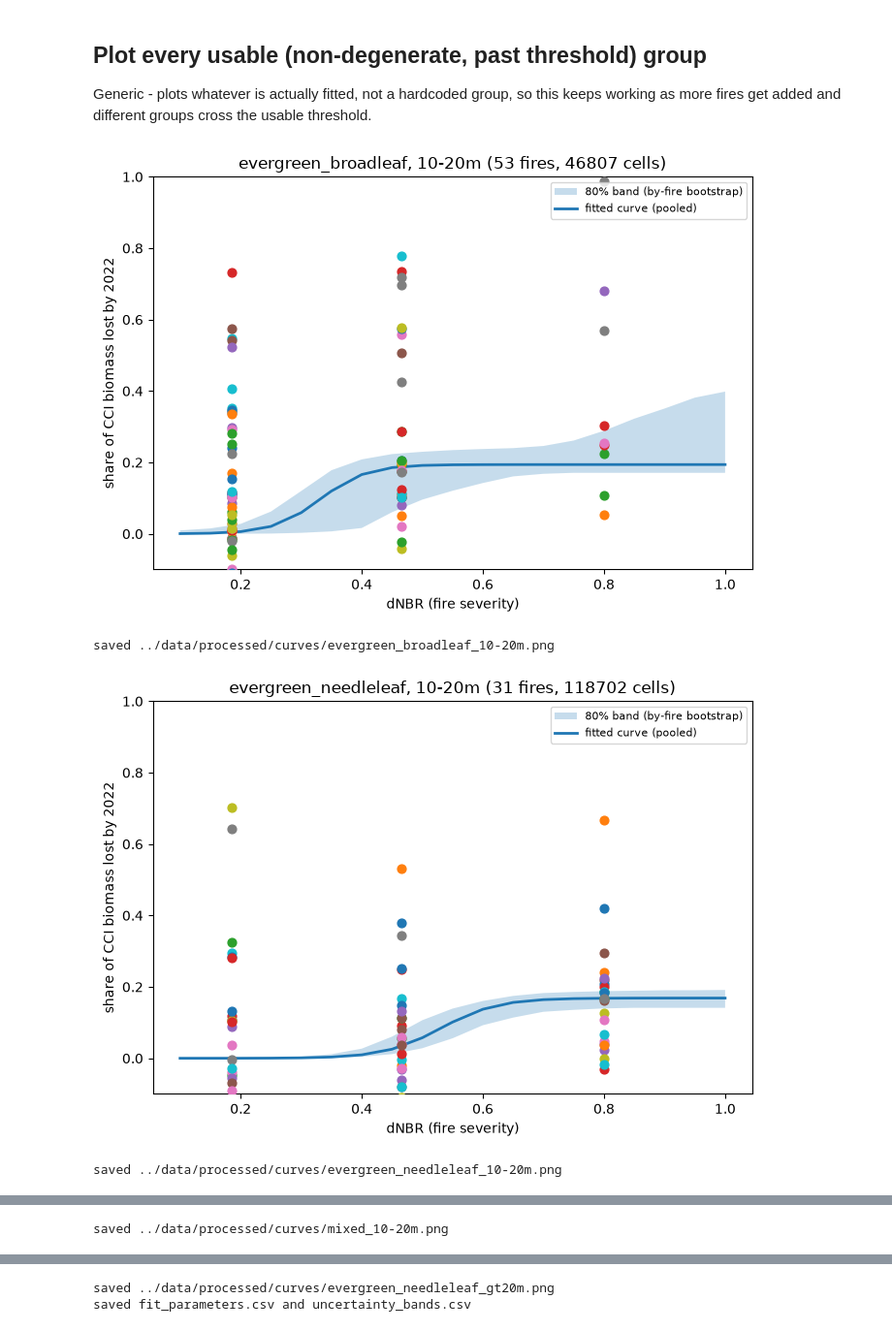
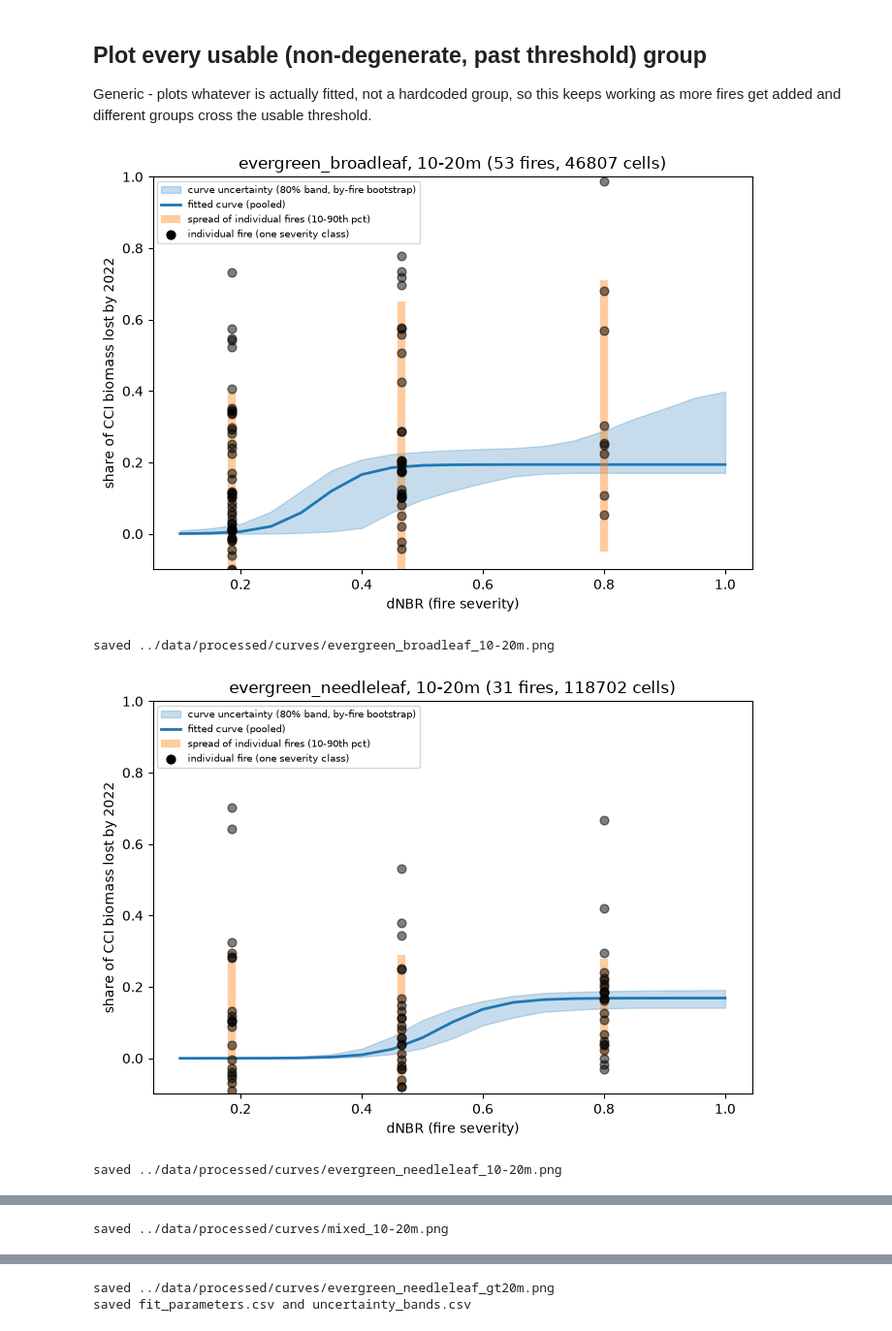
Before and after one commit to ada-th25/fire-impact-curves, a Jupyter notebook: notebooks/run_pipeline.ipynb, the cells around one changed output, grey strips where cells are left out. Shown at 97% size. Cells and saved outputs as stored; diff of their text form; code cells hidden in the pictures.

Commit message:
Update plot to show results clearer

```diff
--- a/notebooks/run_pipeline.ipynb
+++ b/notebooks/run_pipeline.ipynb
@@ -501,7 +501,7 @@ Generic - plots whatever is actually fitted, not a hardcoded group, so this keep
 working as more fires get added and different groups cross the usable threshold.
 # %%
 import matplotlib.pyplot as plt
-from src.curves import bootstrap_curve_band, logistic
+from src.curves import bootstrap_curve_band, logistic, per_fire_severity_means
 
 os.makedirs("../data/processed/curves", exist_ok=True)
 
@@ -509,6 +509,16 @@ os.makedirs("../data/processed/curves", exist_ok=True)
 # terrain) regardless of fit status - a numerically clean fit does not make the
 # underlying height measurement trustworthy
 usable = fit_table[(fit_table["status"] == "fitted") & (fit_table.index.get_level_values(0) != "<10m")]
+
+# Two different bands, often confused for each other (this is what the
+# supervisor flagged: dots falling "outside the shaded region"):
+# - the bootstrap band answers "how much would the FITTED CURVE move if we had
+#   sampled a different set of fires" - it narrows as more fires are added, since
+#   it is about confidence in the average trend, not about individual fires.
+# - the fire-spread band answers "how much do REAL FIRES actually vary" around
+#   that trend - built directly from the same per-fire dots, so it does not
+#   narrow with more data, and most dots fall inside it by construction.
+sev_mid = {"mild": 0.185, "moderate": 0.465, "severe": 0.8}
 
 curve_records = []   # one row per group: the fitted parameters, saved below
 band_records = []    # one row per group per dNBR grid point: the uncertainty band, saved below
@@ -523,39 +533,57 @@ for (height_class, forest_type), row in usable.iterrows():
     curve_records.append({
         "height_class": height_class, "forest_type": forest_type,
         "l_max": row["l_max"], "k": row["k"], "x0": row["x0"],
         "n_fires": row["n_fires"], "n_cells": row["n_cells"],
     })
     band_df = band.copy()
     band_df["height_class"] = height_class
     band_df["forest_type"] = forest_type
     band_records.append(band_df)
 
     fig, ax = plt.subplots(figsize=(7, 5))
-    ax.fill_between(x_grid, band["p10"], band["p90"], alpha=0.25, label="80% band (by-fire bootstrap)")
-    ax.plot(x_grid, logistic(x_grid, row["l_max"], row["k"], row["x0"]), linewidth=2, label="fitted curve (pooled)")
+    ax.fill_between(x_grid, band["p10"], band["p90"], alpha=0.25, color="tab:blue",
+                     label="curve uncertainty (80% band, by-fire bootstrap)")
+    ax.plot(x_grid, logistic(x_grid, row["l_max"], row["k"], row["x0"]), linewidth=2,
+            color="tab:blue", label="fitted curve (pooled)")
+
+    # fire-spread band: 10th-90th percentile of actual per-fire severity-class
+    # means, i.e. the same values the dots show, not a resample of the curve -
+    # drawn as a vertical range at each severity class's x position
+    pfm = per_fire_severity_means(grp)
+    for sev, x in sev_mid.items():
+        if sev not in pfm.columns:
+            continue
+        vals = pfm[sev].dropna()
+        if len(vals) < 3:
+            continue
+        lo, hi = vals.quantile([0.1, 0.9])
+        ax.plot([x, x], [lo, hi], color="tab:orange", linewidth=6, alpha=0.4, zorder=3,
+                solid_capstyle="butt",
+                label="spread of individual fires (10-90th pct)" if sev == "mild" else None)
+
+    ax.scatter([], [], color="black", s=40, label="individual fire (one severity class)")
     for uid, fire_grp in grp.groupby("uid"):
         means = fire_grp.groupby("severity", observed=True)["loss2022"].mean()
-        sev_mid = {"mild": 0.185, "moderate": 0.465, "severe": 0.8}
         xs = [sev_mid[s] for s in means.index]
-        ax.scatter(xs, means.values, s=40, zorder=5)
+        ax.scatter(xs, means.values, s=40, zorder=5, color="black", alpha=0.5)
 
     ax.set_xlabel("dNBR (fire severity)")
     ax.set_ylabel("share of CCI biomass lost by 2022")
     ax.set_title(f"{forest_type}, {height_class} ({row['n_fires']} fires, {row['n_cells']} cells)")
-    ax.legend(fontsize=8)
+    ax.legend(fontsize=7, loc="upper left")
     ax.set_ylim(-0.1, 1.0)
     fig.tight_layout()
     fname = f"../data/processed/curves/{forest_type}_{height_class}.png".replace(">", "gt")
     fig.savefig(fname, dpi=150)
     plt.show()
     print("saved", fname)
 
 # save the actual curve data, not just the images - this is the real deliverable
 pd.DataFrame(curve_records).to_csv("../data/processed/curves/fit_parameters.csv", index=False)
 pd.concat(band_records, ignore_index=True).to_csv("../data/processed/curves/uncertainty_bands.csv", index=False)
 print("saved fit_parameters.csv and uncertainty_bands.csv")
 # %% [output]
-[figure, old version]
+[figure, new version]
 saved ../data/processed/curves/evergreen_broadleaf_10-20m.png
-[figure, old version]
+[figure, new version]
 saved ../data/processed/curves/evergreen_needleleaf_10-20m.png
```
Also changed, not shown: parts of 2 cells of this notebook.
